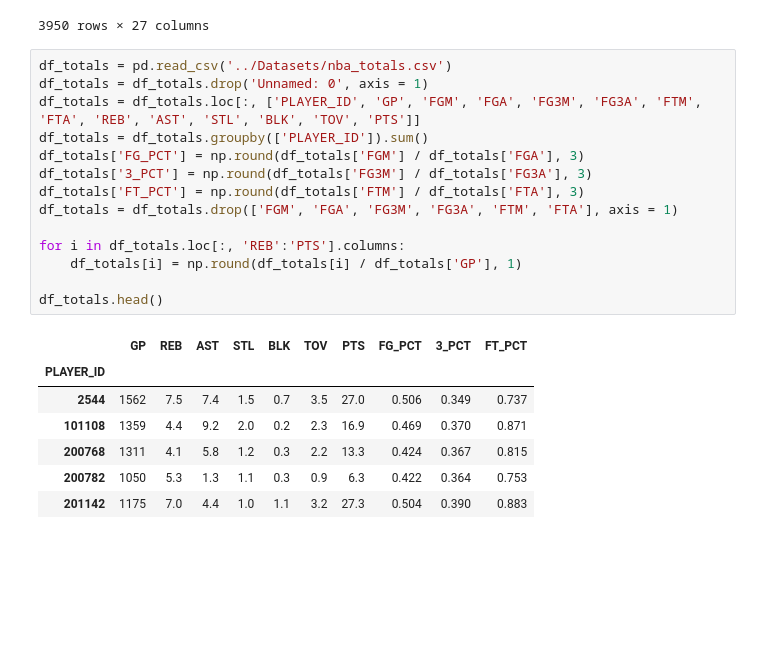
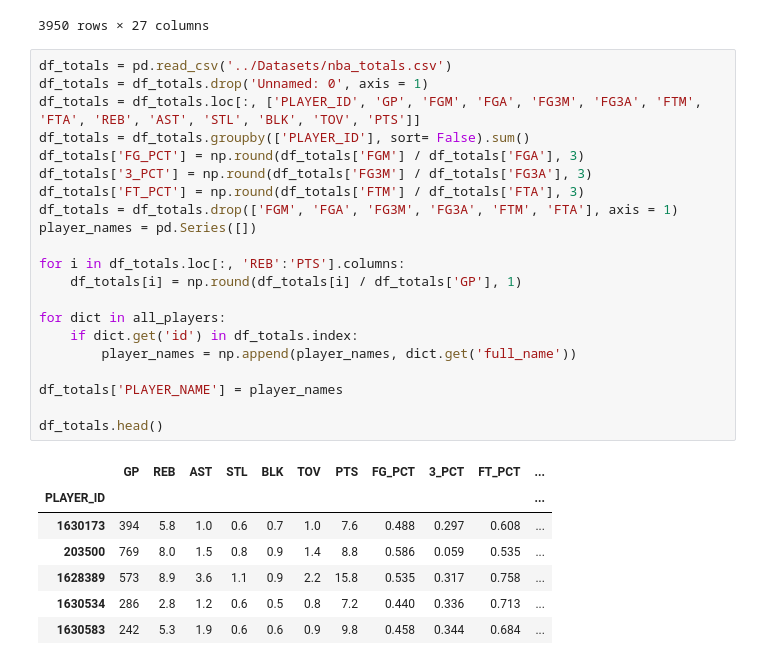
Before and after one commit to kyletp09/NBA_Player_Similarities, a Jupyter notebook: Jupyter_Notebooks/nba_api.ipynb, the cells around one changed output. Drawn from its saved outputs; the diff is of its cells as text; blank space fills up the shorter version.

Commit message:
Added Player Names to Dataset

```diff
--- a/Jupyter_Notebooks/nba_api.ipynb
+++ b/Jupyter_Notebooks/nba_api.ipynb
@@ -159,22 +159,29 @@ df
 # %%
 df_totals = pd.read_csv('../Datasets/nba_totals.csv')
 df_totals = df_totals.drop('Unnamed: 0', axis = 1)
 df_totals = df_totals.loc[:, ['PLAYER_ID', 'GP', 'FGM', 'FGA', 'FG3M', 'FG3A', 'FTM', 'FTA', 'REB', 'AST', 'STL', 'BLK', 'TOV', 'PTS']]
-df_totals = df_totals.groupby(['PLAYER_ID']).sum()
+df_totals = df_totals.groupby(['PLAYER_ID'], sort= False).sum()
 df_totals['FG_PCT'] = np.round(df_totals['FGM'] / df_totals['FGA'], 3)
 df_totals['3_PCT'] = np.round(df_totals['FG3M'] / df_totals['FG3A'], 3)
 df_totals['FT_PCT'] = np.round(df_totals['FTM'] / df_totals['FTA'], 3)
 df_totals = df_totals.drop(['FGM', 'FGA', 'FG3M', 'FG3A', 'FTM', 'FTA'], axis = 1)
+player_names = pd.Series([])
 
 for i in df_totals.loc[:, 'REB':'PTS'].columns:
     df_totals[i] = np.round(df_totals[i] / df_totals['GP'], 1)
 
+for dict in all_players:
+    if dict.get('id') in df_totals.index:
+        player_names = np.append(player_names, dict.get('full_name'))
+
+df_totals['PLAYER_NAME'] = player_names
+
 df_totals.head()
 # %% [output]
-|  | GP | REB | AST | STL | BLK | TOV | PTS | FG_PCT | 3_PCT | FT_PCT |
-| PLAYER_ID |  |  |  |  |  |  |  |  |  |  |
-| 2544 | 1562 | 7.5 | 7.4 | 1.5 | 0.7 | 3.5 | 27.0 | 0.506 | 0.349 | 0.737 |
-| 101108 | 1359 | 4.4 | 9.2 | 2.0 | 0.2 | 2.3 | 16.9 | 0.469 | 0.370 | 0.871 |
-| 200768 | 1311 | 4.1 | 5.8 | 1.2 | 0.3 | 2.2 | 13.3 | 0.424 | 0.367 | 0.815 |
-| 200782 | 1050 | 5.3 | 1.3 | 1.1 | 0.3 | 0.9 | 6.3 | 0.422 | 0.364 | 0.753 |
-| 201142 | 1175 | 7.0 | 4.4 | 1.0 | 1.1 | 3.2 | 27.3 | 0.504 | 0.390 | 0.883 |
+|  | GP | REB | AST | STL | BLK | TOV | PTS | FG_PCT | 3_PCT | FT_PCT | ... |
+| PLAYER_ID |  |  |  |  |  |  |  |  |  |  | ... |
+| 1630173 | 394 | 5.8 | 1.0 | 0.6 | 0.7 | 1.0 | 7.6 | 0.488 | 0.297 | 0.608 | ... |
+| 203500 | 769 | 8.0 | 1.5 | 0.8 | 0.9 | 1.4 | 8.8 | 0.586 | 0.059 | 0.535 | ... |
+| 1628389 | 573 | 8.9 | 3.6 | 1.1 | 0.9 | 2.2 | 15.8 | 0.535 | 0.317 | 0.758 | ... |
+| 1630534 | 286 | 2.8 | 1.2 | 0.6 | 0.5 | 0.8 | 7.2 | 0.440 | 0.336 | 0.713 | ... |
+| 1630583 | 242 | 5.3 | 1.9 | 0.6 | 0.6 | 0.9 | 9.8 | 0.458 | 0.344 | 0.684 | ... |
```
Also changed, not shown: parts of 3 cells of this notebook.
